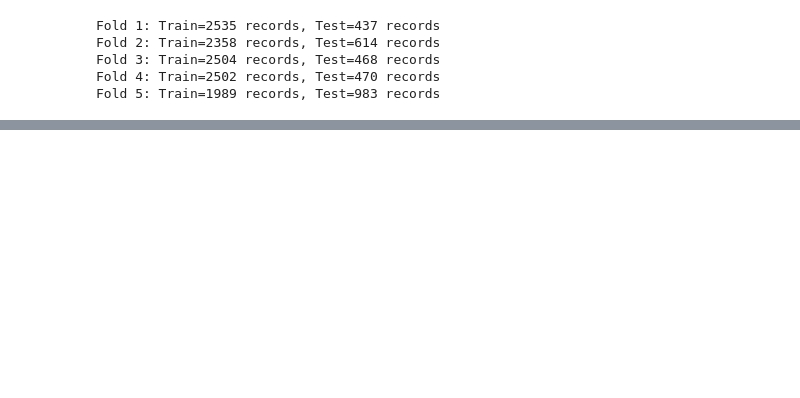
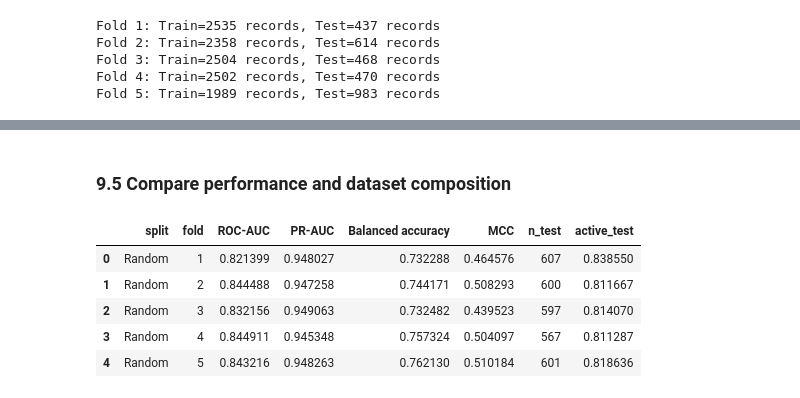
Before and after one commit to volkamerlab/ai_in_chemistry_workshop_2026, a Jupyter notebook: notebooks/Data_Exploration_ER.ipynb, the cells around one changed output, grey strips where cells are left out. Saved outputs shown, nothing was run; the diff lists cells and outputs as text; code cells hidden in the pictures; blank space fills up the shorter version.

```diff
--- a/notebooks/Data_Exploration_ER.ipynb
+++ b/notebooks/Data_Exploration_ER.ipynb
@@ -664,14 +704,19 @@ For example, if we choose to do a 5-fold split, the summary of the process would
 
 **Fold 5**: Train on Folds 1, 2, 3, 4 | Test on Fold 5
 # %%
-# Split by molecule to prevent leakage
-unique_mols = df_curated['Molecule ChEMBL ID'].unique()
-kf = KFold(n_splits=5, shuffle=True, random_state=42)
+from sklearn.model_selection import StratifiedGroupKFold
 
-for fold, (train_mols, test_mols) in enumerate(kf.split(unique_mols)):
-    train_set = set(unique_mols[train_mols])
-    test_set = set(unique_mols[test_mols])
-    n_train = df_curated['Molecule ChEMBL ID'].isin(train_set).sum()
-    n_test = df_curated['Molecule ChEMBL ID'].isin(test_set).sum()
-    print(f"Fold {fold+1}: Train={n_train} records ({len(train_mols)} mols), Test={n_test} records ({len(test_mols)} mols)")
+folds = {}
+
+# Group by molecule so the same molecule can never be in both train and test
+groups = work['Molecule ChEMBL ID'].to_numpy()
+
+sgkf = StratifiedGroupKFold(n_splits=N_SPLITS, shuffle=True, random_state=RANDOM_STATE)
+folds['Random'] = list(sgkf.split(X, Y, groups))
+
+# Show the size of each fold
+for i, (tr, te) in enumerate(folds['Random'], 1):
+    print(f"Fold {i}: train={len(tr)}, test={len(te)}, "
+          f"test active fraction={Y[te].mean():.3f}, "
+          f"overlap molecules={len(set(groups[tr]) & set(groups[te]))}")
 # %% [output]
@@ -750,0 +919,29 @@ Fold 5: Train=1989 records, Test=983 records
+# %% [markdown]
+### 9.5 Compare performance and dataset composition
+# %%
+model = make_pipeline(StandardScaler(with_mean=False), LogisticRegression(max_iter=2000, class_weight='balanced', random_state=RANDOM_STATE))
+records = []
+for method, fold_list in folds.items():
+    for fold, (train_idx, test_idx) in enumerate(fold_list, 1):
+        train_idx = np.asarray(train_idx); test_idx = np.asarray(test_idx)
+        if len(np.unique(Y[train_idx])) < 2 or len(np.unique(Y[test_idx])) < 2:
+            continue
+        fitted = clone(model).fit(X[train_idx], Y[train_idx])
+        prob = fitted.predict_proba(X[test_idx])[:, 1]
+        pred = (prob >= 0.5).astype(int)
+        y = Y[test_idx]
+        records.append({'split': method, 'fold': fold,
+                        'ROC-AUC': roc_auc_score(y, prob),
+                        'PR-AUC': average_precision_score(y, prob),
+                        'Balanced accuracy': balanced_accuracy_score(y, pred),
+                        'MCC': matthews_corrcoef(y, pred),
+                        'n_test': len(test_idx), 'active_test': y.mean()})
+results = pd.DataFrame(records)
+results.head()
+# %% [output]
+|  | split | fold | ROC-AUC | PR-AUC | Balanced accuracy | MCC | n_test | active_test |
+| 0 | Random | 1 | 0.821399 | 0.948027 | 0.732288 | 0.464576 | 607 | 0.838550 |
+| 1 | Random | 2 | 0.844488 | 0.947258 | 0.744171 | 0.508293 | 600 | 0.811667 |
+| 2 | Random | 3 | 0.832156 | 0.949063 | 0.732482 | 0.439523 | 597 | 0.814070 |
+| 3 | Random | 4 | 0.844911 | 0.945348 | 0.757324 | 0.504097 | 567 | 0.811287 |
+| 4 | Random | 5 | 0.843216 | 0.948263 | 0.762130 | 0.510184 | 601 | 0.818636 |
```
Also changed, not shown: parts of 26 cells of this notebook.
